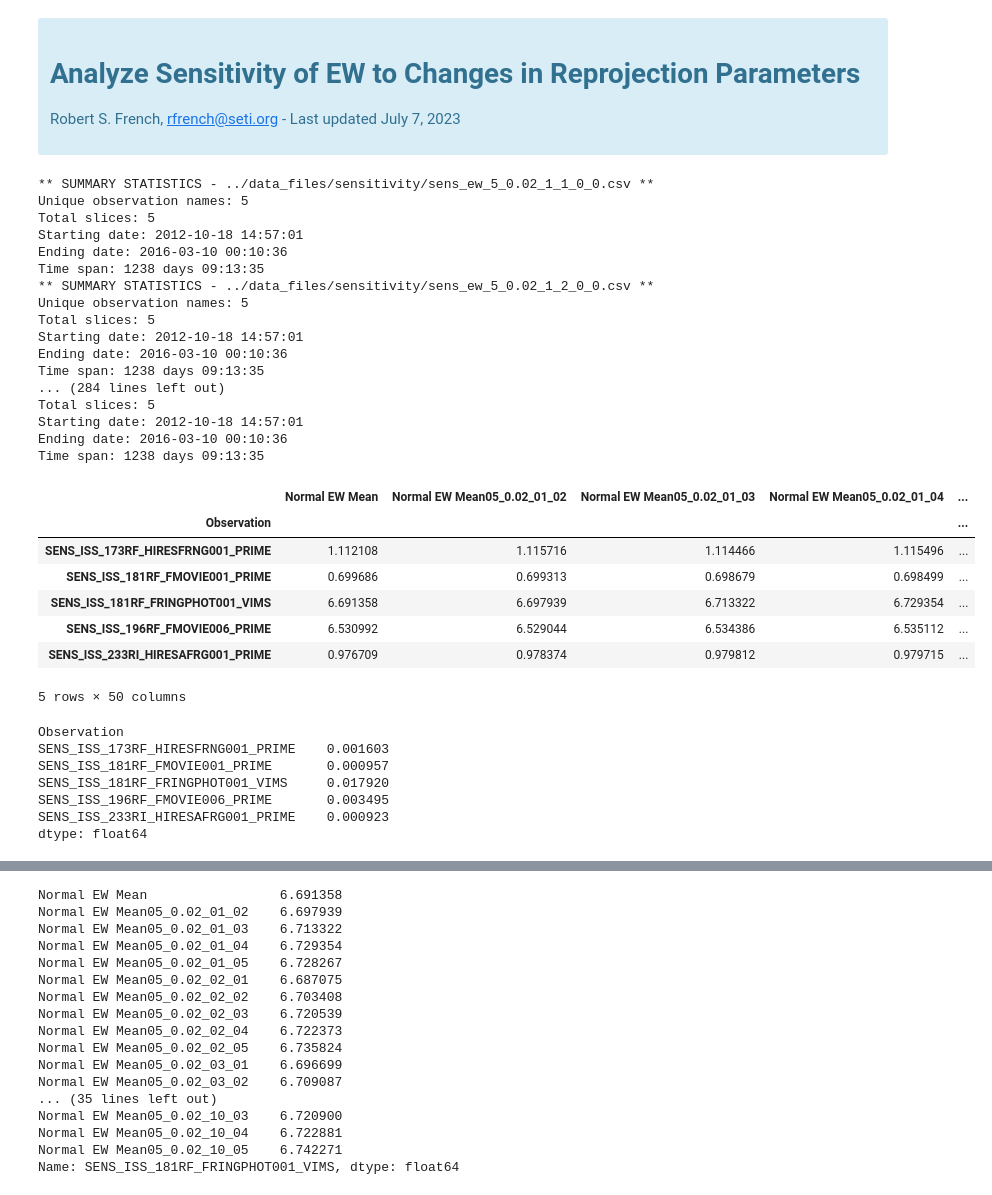
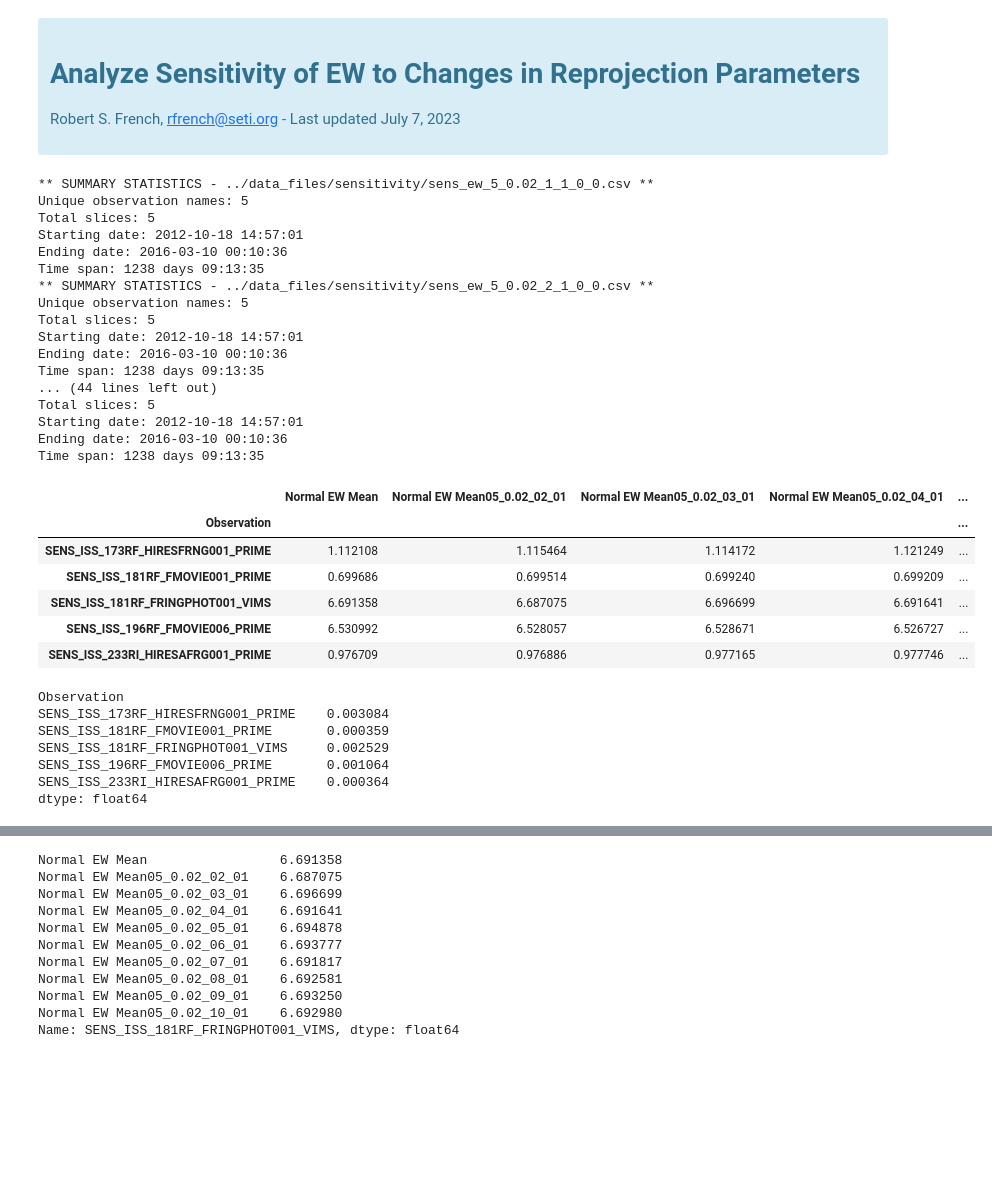
Before and after one commit to rfrenchseti/f-ring, a Jupyter notebook: notebooks/03-analyze_sensitivity_to_repro.ipynb, the cells around one changed output, grey strips where cells are left out. Cells and saved outputs as stored; diff of their text form; code cells hidden in the pictures; blank space fills up the shorter version.

```diff
--- a/notebooks/03-analyze_sensitivity_to_repro.ipynb
+++ b/notebooks/03-analyze_sensitivity_to_repro.ipynb
@@ -18,54 +18,53 @@ from f_ring_util.f_ring import (add_hover,
 # %%
 obsdata_all = None
 for rzoom in [1,2,3,4,5,6,7,8,9,10]:
-    for lzoom in [1,2,3,4,5]:
+    for lzoom in [1]:#,2,3,4,5]:
         for rres in [5]:#[1,5]:
             for lres in [0.02]:#,0.10]:
                 sfx = f'{rres}_{lres:.2f}_{rzoom}_{lzoom}'
                 sfx2 = f'{rres:02d}_{lres:.2f}_{rzoom:02d}_{lzoom:02d}'
                 obsdata = read_ew_stats(f'../data_files/sensitivity/sens_ew_{sfx}_0_0.csv')
                 obsdata = obsdata[['Normal EW Mean']]
                 if obsdata_all is None:
                     obsdata_all = obsdata
                 else:
                     obsdata_all = obsdata_all.join(obsdata, on='Observation', how='inner', rsuffix=sfx2)
 obsdata_all = obsdata_all.reindex(sorted(obsdata_all.columns), axis=1)
 obsdata_all
 # %% [output]
 ** SUMMARY STATISTICS - ../data_files/sensitivity/sens_ew_5_0.02_1_1_0_0.csv **
 Unique observation names: 5
 Total slices: 5
 Starting date: 2012-10-18 14:57:01
 Ending date: 2016-03-10 00:10:36
 Time span: 1238 days 09:13:35
-** SUMMARY STATISTICS - ../data_files/sensitivity/sens_ew_5_0.02_1_2_0_0.csv **
+** SUMMARY STATISTICS - ../data_files/sensitivity/sens_ew_5_0.02_2_1_0_0.csv **
 Unique observation names: 5
 Total slices: 5
 Starting date: 2012-10-18 14:57:01
 Ending date: 2016-03-10 00:10:36
 Time span: 1238 days 09:13:35
-... (284 lines left out)
+... (44 lines left out)
 Total slices: 5
 Starting date: 2012-10-18 14:57:01
 Ending date: 2016-03-10 00:10:36
 Time span: 1238 days 09:13:35
-|  | Normal EW Mean | Normal EW Mean05_0.02_01_02 | Normal EW Mean05_0.02_01_03 | Normal EW Mean05_0.02_01_04 | ... |
+|  | Normal EW Mean | Normal EW Mean05_0.02_02_01 | Normal EW Mean05_0.02_03_01 | Normal EW Mean05_0.02_04_01 | ... |
 | Observation |  |  |  |  | ... |
-| SENS_ISS_173RF_HIRESFRNG001_PRIME | 1.112108 | 1.115716 | 1.114466 | 1.115496 | ... |
-| SENS_ISS_181RF_FMOVIE001_PRIME | 0.699686 | 0.699313 | 0.698679 | 0.698499 | ... |
-| SENS_ISS_181RF_FRINGPHOT001_VIMS | 6.691358 | 6.697939 | 6.713322 | 6.729354 | ... |
-| SENS_ISS_196RF_FMOVIE006_PRIME | 6.530992 | 6.529044 | 6.534386 | 6.535112 | ... |
-| SENS_ISS_233RI_HIRESAFRG001_PRIME | 0.976709 | 0.978374 | 0.979812 | 0.979715 | ... |
+| SENS_ISS_173RF_HIRESFRNG001_PRIME | 1.112108 | 1.115464 | 1.114172 | 1.121249 | ... |
+| SENS_ISS_181RF_FMOVIE001_PRIME | 0.699686 | 0.699514 | 0.699240 | 0.699209 | ... |
+| SENS_ISS_181RF_FRINGPHOT001_VIMS | 6.691358 | 6.687075 | 6.696699 | 6.691641 | ... |
+| SENS_ISS_196RF_FMOVIE006_PRIME | 6.530992 | 6.528057 | 6.528671 | 6.526727 | ... |
+| SENS_ISS_233RI_HIRESAFRG001_PRIME | 0.976709 | 0.976886 | 0.977165 | 0.977746 | ... |
-5 rows × 50 columns
 # %%
 obsdata_all.T.std()
 # %% [output]
 Observation
-SENS_ISS_173RF_HIRESFRNG001_PRIME    0.001603
-SENS_ISS_181RF_FMOVIE001_PRIME       0.000957
-SENS_ISS_181RF_FRINGPHOT001_VIMS     0.017920
-SENS_ISS_196RF_FMOVIE006_PRIME       0.003495
-SENS_ISS_233RI_HIRESAFRG001_PRIME    0.000923
+SENS_ISS_173RF_HIRESFRNG001_PRIME    0.003084
+SENS_ISS_181RF_FMOVIE001_PRIME       0.000359
+SENS_ISS_181RF_FRINGPHOT001_VIMS     0.002529
+SENS_ISS_196RF_FMOVIE006_PRIME       0.001064
+SENS_ISS_233RI_HIRESAFRG001_PRIME    0.000364
 dtype: float64
 # %%
 obsdata_all.T.plot()
@@ -78,19 +77,13 @@ pd.set_option('display.max_rows', None)
 obsdata_all.T['SENS_ISS_181RF_FRINGPHOT001_VIMS'].sort_index()
 # %% [output]
 Normal EW Mean                 6.691358
-Normal EW Mean05_0.02_01_02    6.697939
-Normal EW Mean05_0.02_01_03    6.713322
-Normal EW Mean05_0.02_01_04    6.729354
-Normal EW Mean05_0.02_01_05    6.728267
 Normal EW Mean05_0.02_02_01    6.687075
-Normal EW Mean05_0.02_02_02    6.703408
-Normal EW Mean05_0.02_02_03    6.720539
-Normal EW Mean05_0.02_02_04    6.722373
-Normal EW Mean05_0.02_02_05    6.735824
 Normal EW Mean05_0.02_03_01    6.696699
-Normal EW Mean05_0.02_03_02    6.709087
-... (35 lines left out)
-Normal EW Mean05_0.02_10_03    6.720900
-Normal EW Mean05_0.02_10_04    6.722881
-Normal EW Mean05_0.02_10_05    6.742271
+Normal EW Mean05_0.02_04_01    6.691641
+Normal EW Mean05_0.02_05_01    6.694878
+Normal EW Mean05_0.02_06_01    6.693777
+Normal EW Mean05_0.02_07_01    6.691817
+Normal EW Mean05_0.02_08_01    6.692581
+Normal EW Mean05_0.02_09_01    6.693250
+Normal EW Mean05_0.02_10_01    6.692980
 Name: SENS_ISS_181RF_FRINGPHOT001_VIMS, dtype: float64
```
Also changed, not shown: 14 other files.
